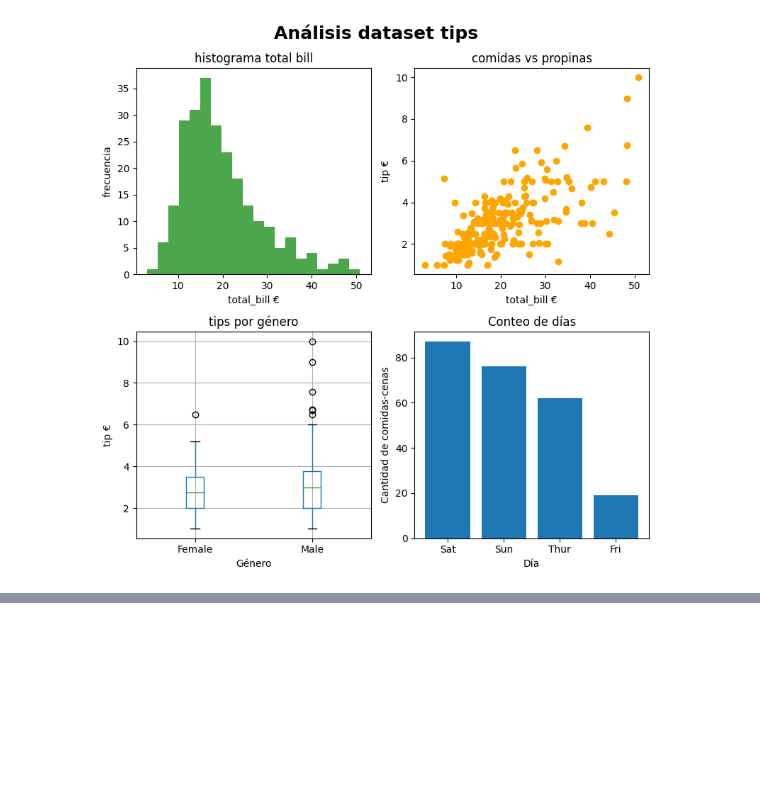
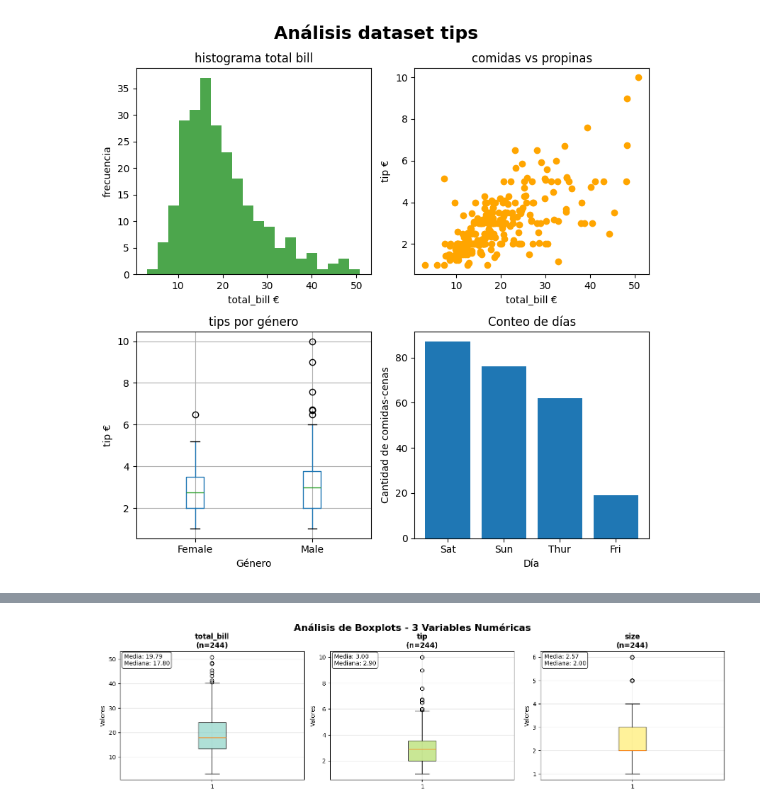
Before and after one commit to certidevs/curso-2025-07-visualizacion, a Jupyter notebook: clase.ipynb, the cells around one changed output, grey strips where cells are left out. Saved outputs shown, nothing was run; the diff lists cells and outputs as text; code cells hidden in the pictures; blank space fills up the shorter version.

```diff
--- a/clase.ipynb
+++ b/clase.ipynb
@@ -326,0 +375,79 @@ plt.tight_layout()
+# %%
+# VERSIÓN AVANZADA: Con colores y estadísticas adicionales
+
+# Función reutilizable para crear boxplots automáticos
+def crear_boxplots_automaticos(dataframe, ncols=3, figsize_per_plot=(5, 4)):
+    """
+    Crea boxplots automáticamente para todas las columnas numéricas
+
+    Parameters:
+    - dataframe: DataFrame de pandas
+    - ncols: número de columnas en el subplot
+    - figsize_per_plot: tamaño de cada subplot individual
+    """
+    # Obtener columnas numéricas
+    columnas_numericas = dataframe.select_dtypes(include=[np.number]).columns.tolist()
+
+    if not columnas_numericas:
+        print("No se encontraron columnas numéricas en el DataFrame")
+        return
+
+    n_columnas = len(columnas_numericas)
+    nrows = math.ceil(n_columnas / ncols)
+
+    # Crear figura con tamaño dinámico
+    fig_width = ncols * figsize_per_plot[0]
+    fig_height = nrows * figsize_per_plot[1]
+
+    fig, axes = plt.subplots(nrows=nrows, ncols=ncols, figsize=(fig_width, fig_height))
+
+    # Manejar diferentes casos de axes
+    if n_columnas == 1:
+        axes = np.array([[axes]])
+    elif nrows == 1:
+        axes = axes.reshape(1, -1)
+    elif ncols == 1:
+        axes = axes.reshape(-1, 1)
+
+    # Paleta de colores
+    colores = plt.cm.Set3(np.linspace(0, 1, n_columnas))
+
+    # Crear boxplots con bucle for
+    for i, columna in enumerate(columnas_numericas):
+        fila = i // ncols
+        col = i % ncols
+
+        # Crear boxplot con color
+        bp = axes[fila, col].boxplot(dataframe[columna], patch_artist=True)
+        bp['boxes'][0].set_facecolor(colores[i])
+        bp['boxes'][0].set_alpha(0.7)
+
+        # Añadir título y etiquetas
+        axes[fila, col].set_title(f'{columna}\n(n={len(dataframe[columna].dropna())})',
+                                  fontsize=12, fontweight='bold')
+        axes[fila, col].set_ylabel('Valores')
+        axes[fila, col].grid(True, alpha=0.3)
+
+        # Añadir estadísticas básicas como texto
+        media = dataframe[columna].mean()
+        mediana = dataframe[columna].median()
+        axes[fila, col].text(0.02, 0.98, f'Media: {media:.2f}\nMediana: {mediana:.2f}',
+                           transform=axes[fila, col].transAxes,
+                           verticalalignment='top',
+                           bbox=dict(boxstyle='round', facecolor='white', alpha=0.8))
+
+    # Ocultar subplots vacíos
+    for i in range(n_columnas, nrows * ncols):
+        fila = i // ncols
+        col = i % ncols
+        axes[fila, col].axis('off')
+
+    plt.tight_layout()
+    plt.suptitle(f'Análisis de Boxplots - {n_columnas} Variables Numéricas',
+                 fontsize=16, fontweight='bold', y=1.02)
+    plt.show()
+
+# Ejecutar la función
+crear_boxplots_automaticos(df)
+# %% [output]
+[figure, added]
```
Also changed, not shown: parts of 4 cells of this notebook, 1 other file.
